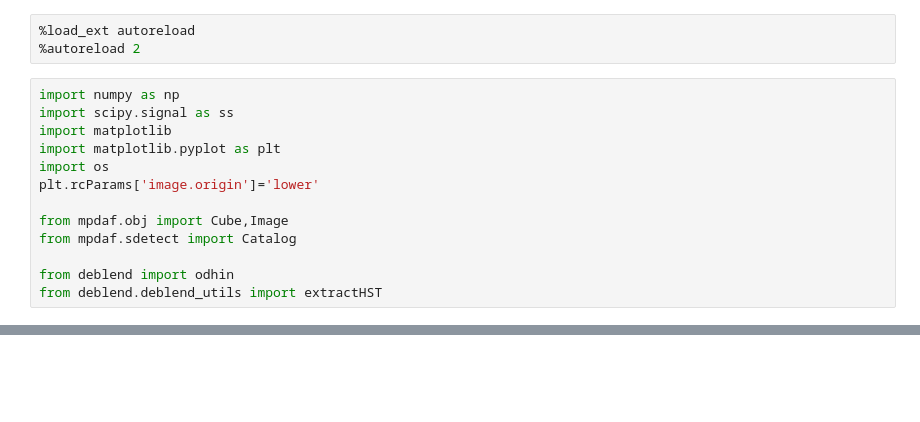
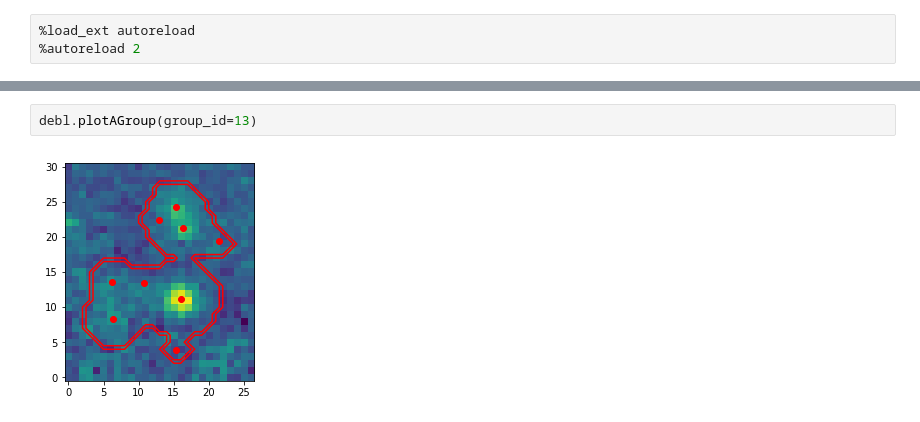
Before and after one commit to musevlt/odhin, a Jupyter notebook: notebooks/Example Odhin v2.ipynb, the cells around one changed output, grey strips where cells are left out. Cells and saved outputs as stored; diff of their text form; blank space fills up the shorter version.

```diff
--- a/notebooks/Example Odhin v2.ipynb
+++ b/notebooks/Example Odhin v2.ipynb
@@ -3,16 +3,3 @@
 # %%
 %load_ext autoreload
 %autoreload 2
-# %%
-import numpy as np
-import scipy.signal as ss
-import matplotlib
-import matplotlib.pyplot as plt
-import os
-plt.rcParams['image.origin']='lower'
-
-from mpdaf.obj import Cube,Image
-from mpdaf.sdetect import Catalog
-
-from deblend import odhin
-from deblend.deblend_utils import extractHST
@@ -69,0 +76,4 @@ WARNING: MpdafUnitsWarning: Error parsing the BUNIT: 'ELECTRONS/S' did not parse
+# %%
+debl.plotAGroup(group_id=13)
+# %% [output]
+[figure, added]
```
Also changed, not shown: parts of 33 cells of this notebook.
